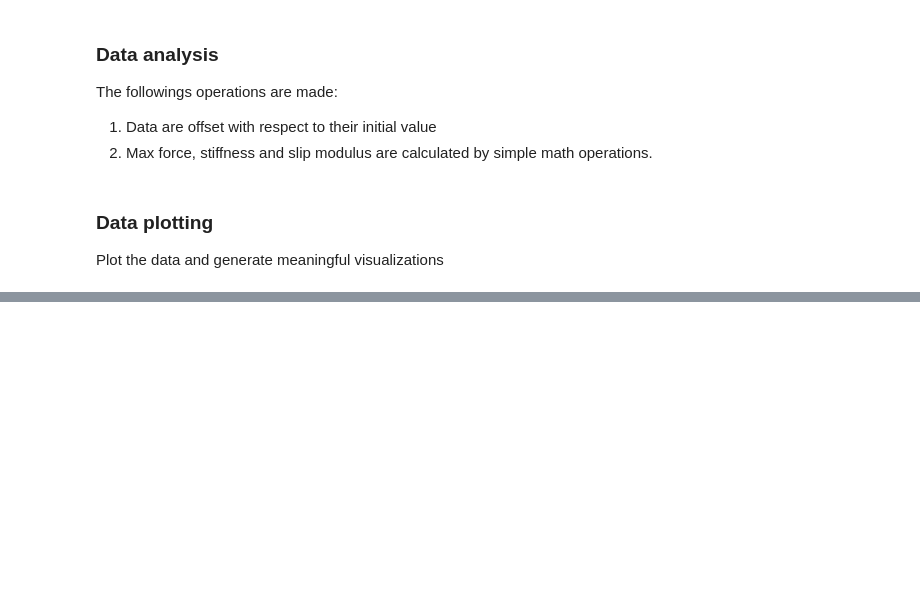
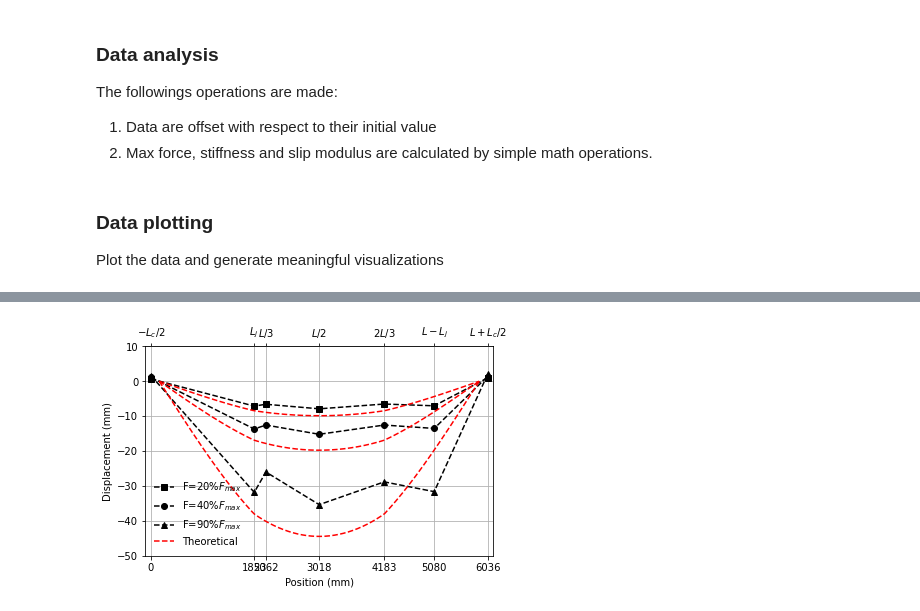
Before and after one commit to gabrielegranello/OSB_beam_testing, a Jupyter notebook: beam_postprocessing.ipynb, the cells around one changed output, grey strips where cells are left out. Cells and saved outputs as stored; diff of their text form; code cells hidden in the pictures; blank space fills up the shorter version.

```diff
--- a/beam_postprocessing.ipynb
+++ b/beam_postprocessing.ipynb
@@ -293,0 +260,83 @@ fig.savefig(name,dpi=400)
+# %%
+# plot the deflected shape
+force_ratios_to_plot=[.2,0.4,0.9]; # ratios of the force values (with respect to the capacity) to plot the deflected shapes
+
+plot_analytical_solution=True; # choose if plotting the analytical solution or not
+test_to_plot='L-1'; # name of the test to plot
+force_values_to_plot=np.array(force_ratios_to_plot)*experiment_dictionary[test_to_plot].F_max; # force values to use for plotting the deflected shape
+force_values_percentage=[]; # force values in percentage to be used for plotting
+
+
+# set the dictionaris with the values to calculate the analyical solution
+#potentiometers_location_numeric_old=[0,1100,1578.33,2367.5,3156.67,3635,4735]; # location of the potentiometers in numbers
+beam_dictionary_200S={"E":4930,"I":126920000,"L":4500,"L_j":1080,"k_r":1713000000,"offset":118}; # preset values for the S specimen
+potentiometers_location_numeric_200S=[0,1196,1618,2368,3118,3540,4736]; # location of the potentiometers in numbers
+beam_dictionary_150XXS={"E":4930,"I":62132400,"L":3300,"L_j":726,"k_r":1350000000,"offset":118}; # preset values for the L specimen
+potentiometers_location_numeric_150XXS=[0,896,1218,1768,2318,2640,3536]; # location of the potentiometers in numbers
+beam_dictionary_250L={"E":4930,"I":287650000,"L":5738,"L_j":1700,"k_r":2295000000,"offset":149}; # preset values for the XXS specimen
+potentiometers_location_numeric_250L=[0,1853,2062,3018,4183,5080,6036]; # location of the potentiometers in numbers
+potentiometers_location_labels=[r'$-L_c/2$',r'$L_j$',r'$L/3$',r'$L/2$',r'$2L/3$',r'$L-L_j$',r'$L+L_c/2$']; # labels
+
+
+
+if 'S' in experiment_dictionary[test_to_plot].test_label[0]:
+        beam_dictionary=beam_dictionary_200S; # select whic dictionary to use
+        potentiometers_location_numeric=potentiometers_location_numeric_200S; # assign numeric values
+
+elif 'X' in experiment_dictionary[test_to_plot].test_label[0]:
+        beam_dictionary=beam_dictionary_150XXS; # select whic dictionary to use
+        potentiometers_location_numeric=potentiometers_location_numeric_150XXS; # assign numeric values
+
+elif 'L' in experiment_dictionary[test_to_plot].test_label[0]:
+        beam_dictionary=beam_dictionary_250L; # select whic dictionary to use
+        potentiometers_location_numeric=potentiometers_location_numeric_250L; # assign numeric values
+
+else:
+    raise Exception('Select the beam properties')
+
+
+beams_theoretical=[]; # list with the analytical solution for the deflected shape of beams
+for F,r in zip(force_values_to_plot,force_ratios_to_plot):
+    beams_theoretical.append(beam_with_rotsprings(*list(beam_dictionary.values())[0:-1],F=F*1000/2,b=int(beam_dictionary['L']/3))); # calculate the deflected shape
+    force_values_percentage.append("{:.0%}".format(r)); # append the string value in percentage
+
+
+test=experiment_dictionary[test_to_plot]; # retrieve the test data
+potentiometer_headers=header_names[2:9]; # retrieve only from Pot 5 to pot 9
+test.extract_deflected_shape(data=test.data_offset_removed,
+                             potentiomer_headers=potentiometer_headers,
+                             force_header=force_header
+                             ,force_values=force_values_to_plot); # extract the deflected shape
+
+#potentiometers_location_labels=[0,r'$L_j$',r'$L/3$',r'$L/2$',r'$2L/3$',r'$L-L_j$','L']
+color_list=['k']*4;
+line_list=['--']*4;
+symbol_list=['s','o','^','d'];
+fig,ax=plt.subplots()
+for i,(shape,F,c,l,s,s_theory,F_per) in enumerate(zip(test.deflected_shape,test.deflected_shape_forces,color_list,line_list,symbol_list,beams_theoretical,force_values_percentage)):
+    ax.plot(potentiometers_location_numeric,-np.array(shape),c+l+s,label='F='+F_per+r'$F_{max}$')
+    if plot_analytical_solution:
+        if i!=len(test.deflected_shape_forces)-1:
+            ax.plot(s_theory.x+beam_dictionary['offset'],s_theory.v,'r--')
+        else:
+            ax.plot(s_theory.x+beam_dictionary['offset'],s_theory.v,'r--',label='Theoretical')
+
+x_delta_plot=100;
+ax.grid()
+ax.legend(loc="lower left",framealpha=0.0)
+ax.set_xlim([potentiometers_location_numeric[0]-x_delta_plot,potentiometers_location_numeric[-1]+x_delta_plot])
+ax.set_xticks(potentiometers_location_numeric)
+
+secax = ax.secondary_xaxis('top')
+secax.set_xticks(potentiometers_location_numeric)
+secax.set_xticklabels(potentiometers_location_labels)
+
+ax.set_ylim([-50,10])
+ax.set_xlabel('Position (mm)')
+ax.set_ylabel('Displacement (mm)')
+fig.set_size_inches(fig_w/2.54,fig_h/2.54)
+fig.tight_layout()
+name=output_folder+test_to_plot+'_deflected_shape.png'
+fig.savefig(name,dpi=400)
+# %% [output]
+[figure, added]
```
Also changed, not shown: parts of 10 cells of this notebook.
